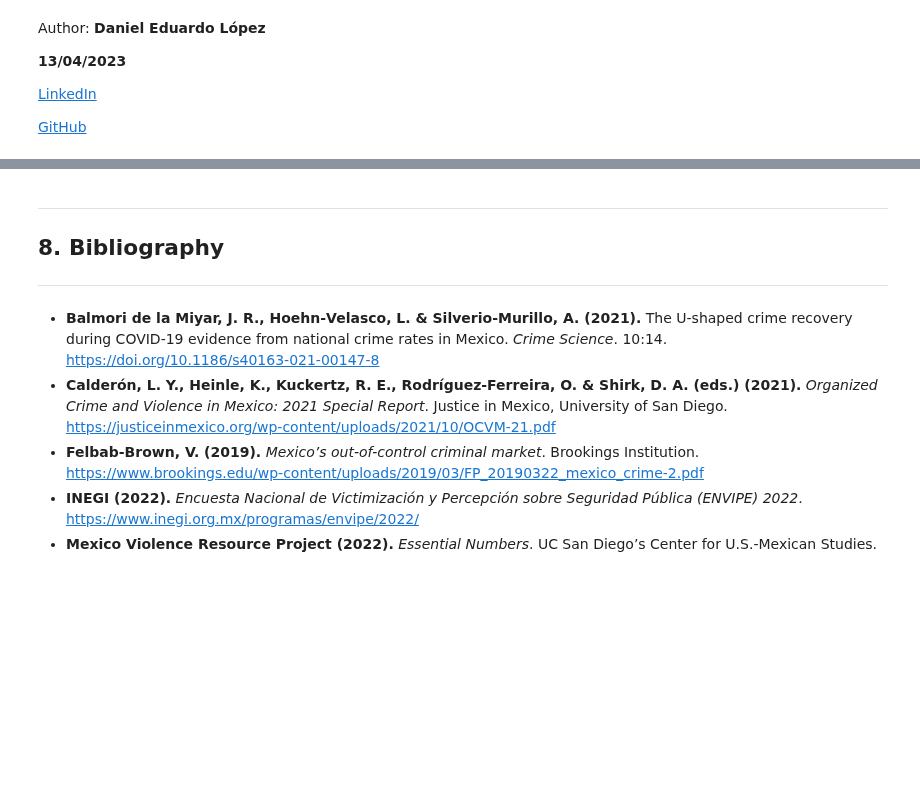
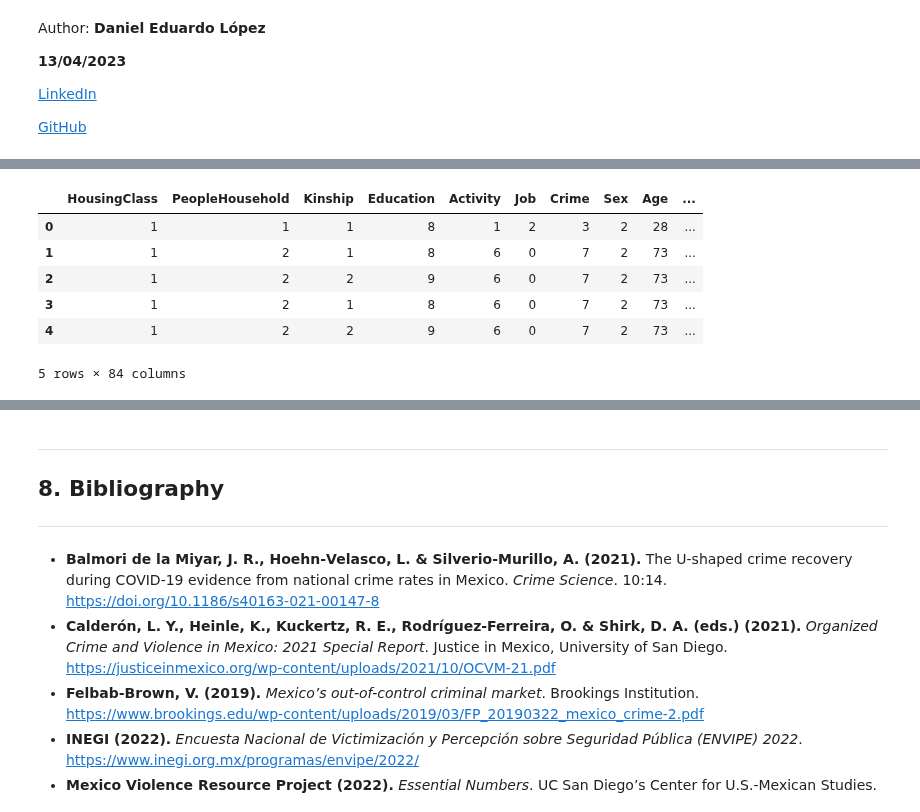
Before and after one commit to DanielEduardoLopez/CrimePredictionMX, a Jupyter notebook: PublicSafetyMX.ipynb, the cells around one changed output, grey strips where cells are left out. Cells and saved outputs as stored; diff of their text form; code cells hidden in the pictures; blank space fills up the shorter version.

```diff
--- a/PublicSafetyMX.ipynb
+++ b/PublicSafetyMX.ipynb
@@ -106,0 +212,13 @@ The methodology of the present study is based on Rollin’s *Foundational Method
+# %%
+# Importing of dataset
+
+df = pd.read_csv("https://raw.githubusercontent.com/DanielEduardoLopez/PublicSafetyMX/main/dataset.csv")
+df.head()
+# %% [output]
+|  | HousingClass | PeopleHousehold | Kinship | Education | Activity | Job | Crime | Sex | Age | ... |
+| 0 | 1 | 1 | 1 | 8 | 1 | 2 | 3 | 2 | 28 | ... |
+| 1 | 1 | 2 | 1 | 8 | 6 | 0 | 7 | 2 | 73 | ... |
+| 2 | 1 | 2 | 2 | 9 | 6 | 0 | 7 | 2 | 73 | ... |
+| 3 | 1 | 2 | 1 | 8 | 6 | 0 | 7 | 2 | 73 | ... |
+| 4 | 1 | 2 | 2 | 9 | 6 | 0 | 7 | 2 | 73 | ... |
+5 rows × 84 columns
```
Also changed, not shown: parts of 14 cells of this notebook.
